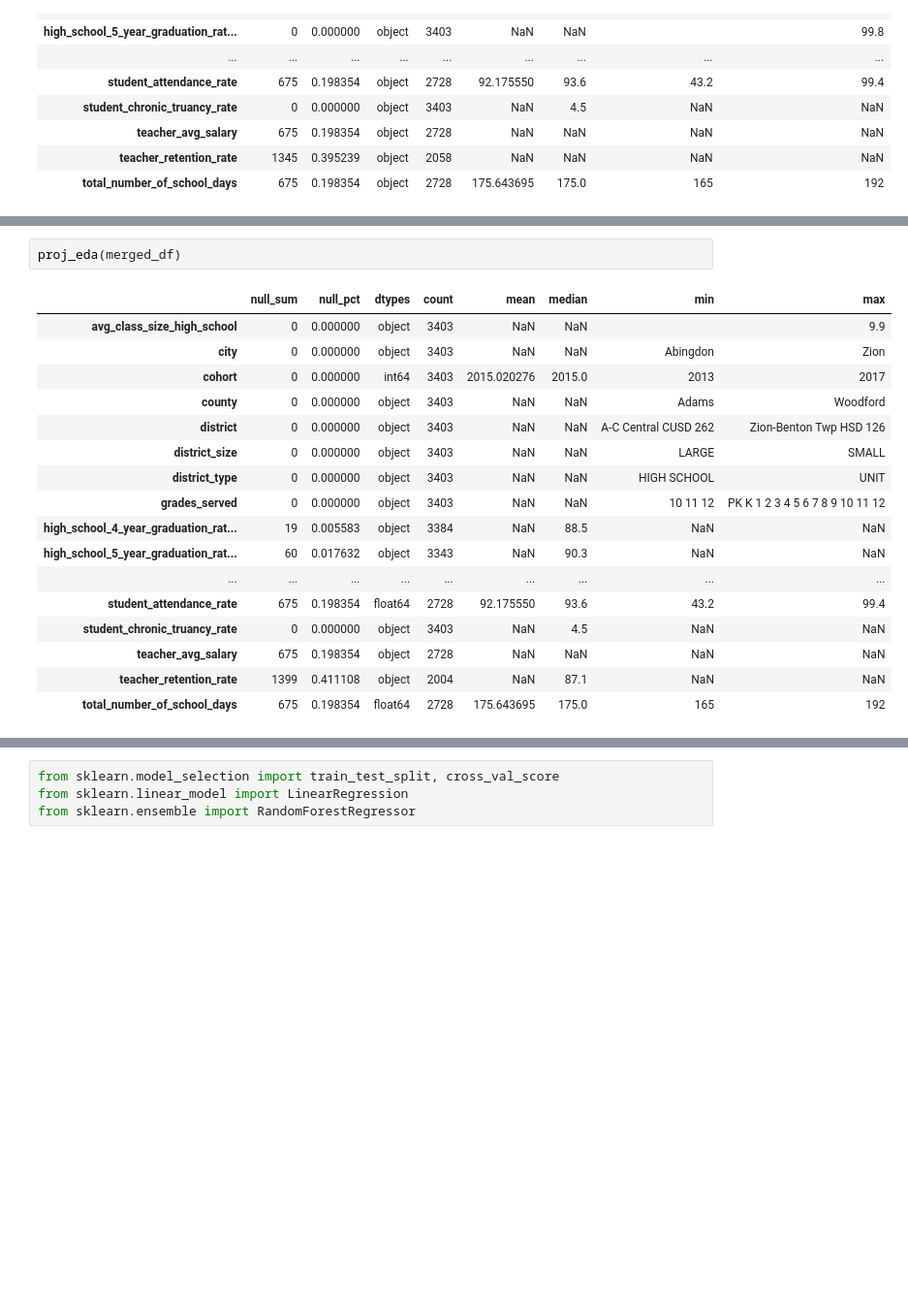
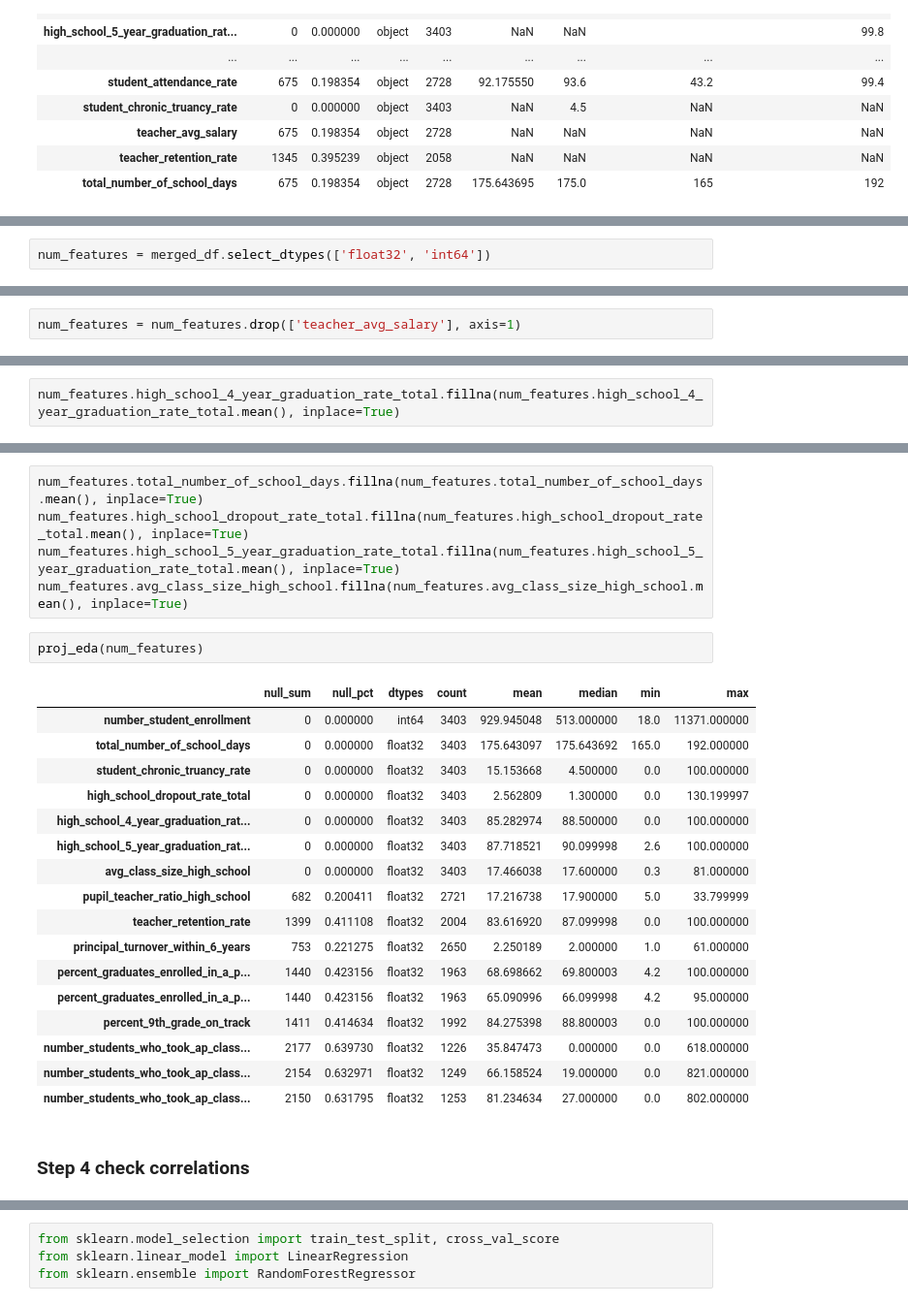
Before and after one commit to dannmorr/predicting-ibse-graduation-rate, a Jupyter notebook: notebooks/exploratory/02_eda_new_matrix.ipynb, the cells around one changed output, grey strips where cells are left out. Shown at 97% size. Drawn from its saved outputs; the diff is of its cells as text; blank space fills up the shorter version.

```diff
--- a/notebooks/exploratory/02_eda_new_matrix.ipynb
+++ b/notebooks/exploratory/02_eda_new_matrix.ipynb
@@ -621,0 +695,2 @@ merged_df.replace('     ', np.nan, inplace = True)
+# %%
+num_features = merged_df.select_dtypes(['float32', 'int64'])
@@ -621,0 +718,2 @@ merged_df.replace('     ', np.nan, inplace = True)
+# %%
+num_features = num_features.drop(['teacher_avg_salary'], axis=1)
@@ -621,0 +735,2 @@ merged_df.replace('     ', np.nan, inplace = True)
+# %%
+num_features.high_school_4_year_graduation_rate_total.fillna(num_features.high_school_4_year_graduation_rate_total.mean(), inplace=True)
@@ -622,23 +767,30 @@ merged_df.replace('     ', np.nan, inplace = True)
+# %%
+num_features.total_number_of_school_days.fillna(num_features.total_number_of_school_days.mean(), inplace=True)
+num_features.high_school_dropout_rate_total.fillna(num_features.high_school_dropout_rate_total.mean(), inplace=True)
+num_features.high_school_5_year_graduation_rate_total.fillna(num_features.high_school_5_year_graduation_rate_total.mean(), inplace=True)
+num_features.avg_class_size_high_school.fillna(num_features.avg_class_size_high_school.mean(), inplace=True)
 # %%
-proj_eda(merged_df)
+proj_eda(num_features)
 # %% [output]
 |  | null_sum | null_pct | dtypes | count | mean | median | min | max |
-| avg_class_size_high_school | 0 | 0.000000 | object | 3403 | NaN | NaN |  | 9.9 |
-| city | 0 | 0.000000 | object | 3403 | NaN | NaN | Abingdon | Zion |
-| cohort | 0 | 0.000000 | int64 | 3403 | 2015.020276 | 2015.0 | 2013 | 2017 |
-| county | 0 | 0.000000 | object | 3403 | NaN | NaN | Adams | Woodford |
-| district | 0 | 0.000000 | object | 3403 | NaN | NaN | A-C Central CUSD 262 | Zion-Benton Twp HSD 126 |
-| district_size | 0 | 0.000000 | object | 3403 | NaN | NaN | LARGE | SMALL |
-| district_type | 0 | 0.000000 | object | 3403 | NaN | NaN | HIGH SCHOOL | UNIT |
-| grades_served | 0 | 0.000000 | object | 3403 | NaN | NaN | 10 11 12 | PK K 1 2 3 4 5 6 7 8 9 10 11 12 |
-| high_school_4_year_graduation_rat... | 19 | 0.005583 | object | 3384 | NaN | 88.5 | NaN | NaN |
-| high_school_5_year_graduation_rat... | 60 | 0.017632 | object | 3343 | NaN | 90.3 | NaN | NaN |
-| ... | ... | ... | ... | ... | ... | ... | ... | ... |
-| student_attendance_rate | 675 | 0.198354 | float64 | 2728 | 92.175550 | 93.6 | 43.2 | 99.4 |
-| student_chronic_truancy_rate | 0 | 0.000000 | object | 3403 | NaN | 4.5 | NaN | NaN |
-| teacher_avg_salary | 675 | 0.198354 | object | 2728 | NaN | NaN | NaN | NaN |
-| teacher_retention_rate | 1399 | 0.411108 | object | 2004 | NaN | 87.1 | NaN | NaN |
-| total_number_of_school_days | 675 | 0.198354 | float64 | 2728 | 175.643695 | 175.0 | 165 | 192 |
+| number_student_enrollment | 0 | 0.000000 | int64 | 3403 | 929.945048 | 513.000000 | 18.0 | 11371.000000 |
+| total_number_of_school_days | 0 | 0.000000 | float32 | 3403 | 175.643097 | 175.643692 | 165.0 | 192.000000 |
+| student_chronic_truancy_rate | 0 | 0.000000 | float32 | 3403 | 15.153668 | 4.500000 | 0.0 | 100.000000 |
+| high_school_dropout_rate_total | 0 | 0.000000 | float32 | 3403 | 2.562809 | 1.300000 | 0.0 | 130.199997 |
+| high_school_4_year_graduation_rat... | 0 | 0.000000 | float32 | 3403 | 85.282974 | 88.500000 | 0.0 | 100.000000 |
+| high_school_5_year_graduation_rat... | 0 | 0.000000 | float32 | 3403 | 87.718521 | 90.099998 | 2.6 | 100.000000 |
+| avg_class_size_high_school | 0 | 0.000000 | float32 | 3403 | 17.466038 | 17.600000 | 0.3 | 81.000000 |
+| pupil_teacher_ratio_high_school | 682 | 0.200411 | float32 | 2721 | 17.216738 | 17.900000 | 5.0 | 33.799999 |
+| teacher_retention_rate | 1399 | 0.411108 | float32 | 2004 | 83.616920 | 87.099998 | 0.0 | 100.000000 |
+| principal_turnover_within_6_years | 753 | 0.221275 | float32 | 2650 | 2.250189 | 2.000000 | 1.0 | 61.000000 |
+| percent_graduates_enrolled_in_a_p... | 1440 | 0.423156 | float32 | 1963 | 68.698662 | 69.800003 | 4.2 | 100.000000 |
+| percent_graduates_enrolled_in_a_p... | 1440 | 0.423156 | float32 | 1963 | 65.090996 | 66.099998 | 4.2 | 95.000000 |
+| percent_9th_grade_on_track | 1411 | 0.414634 | float32 | 1992 | 84.275398 | 88.800003 | 0.0 | 100.000000 |
+| number_students_who_took_ap_class... | 2177 | 0.639730 | float32 | 1226 | 35.847473 | 0.000000 | 0.0 | 618.000000 |
+| number_students_who_took_ap_class... | 2154 | 0.632971 | float32 | 1249 | 66.158524 | 19.000000 | 0.0 | 821.000000 |
+| number_students_who_took_ap_class... | 2150 | 0.631795 | float32 | 1253 | 81.234634 | 27.000000 | 0.0 | 802.000000 |
+# %% [markdown]
+### Step 4 check correlations
 # %%
 merged_df.corr()['high_school_4_year_graduation_rate_total']
 # %% [output]
```
Also changed, not shown: parts of 61 cells of this notebook, 8 other files.
